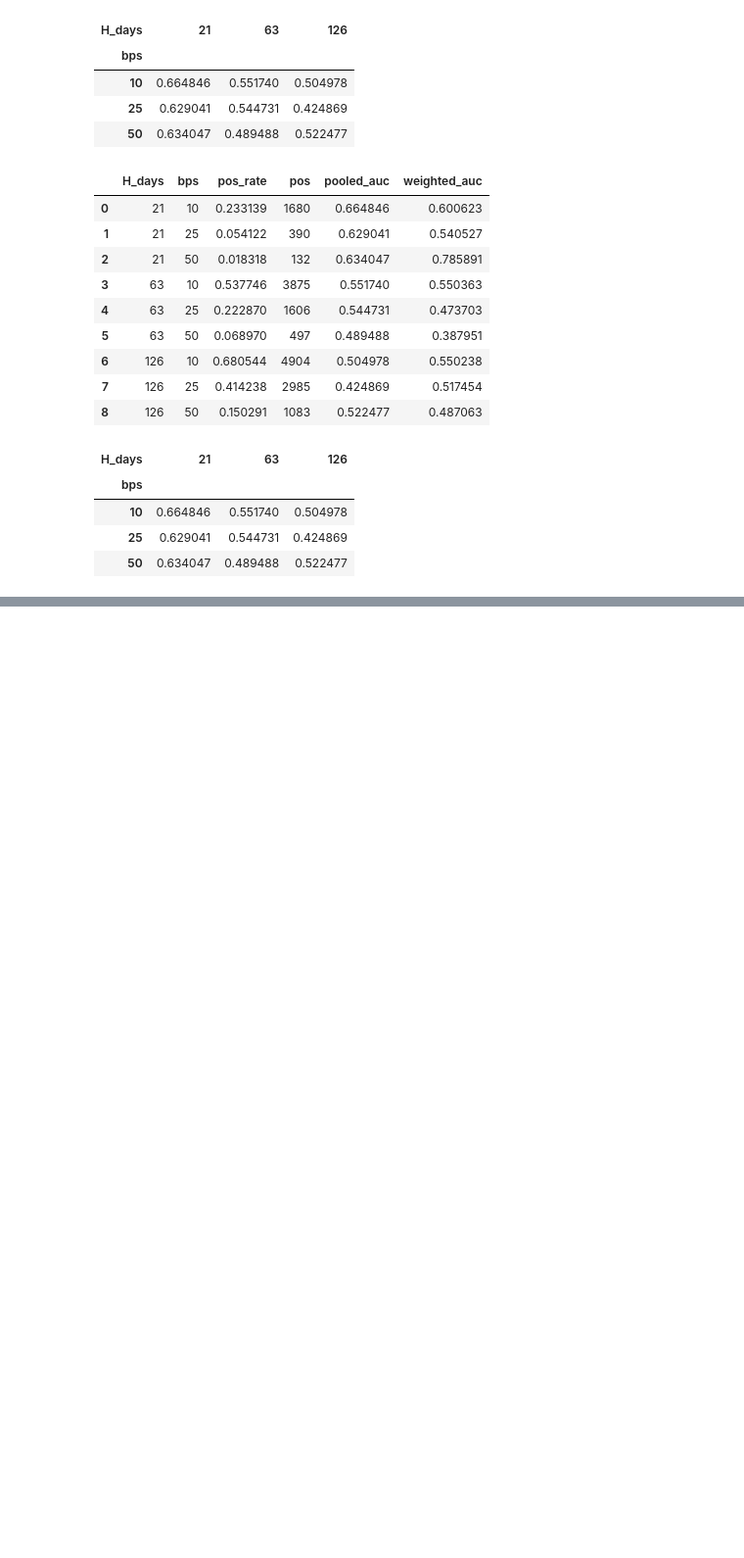
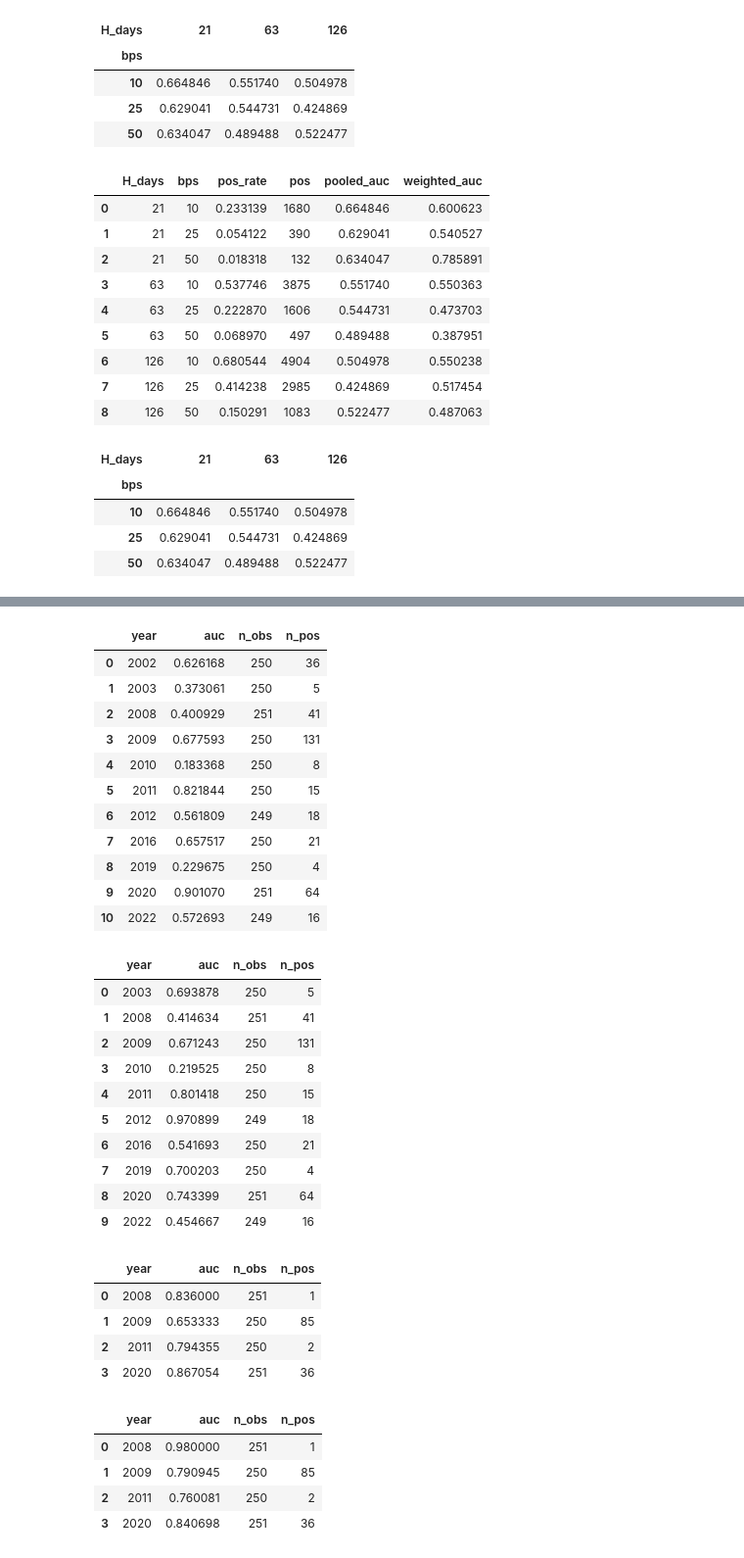
Before and after one commit to WickedoneC/credit_spread_regime, a Jupyter notebook: notebooks/01_eda_spread_regimes.ipynb, the cells around one changed output, grey strips where cells are left out. Shown: that part at 98% size. Drawn from its saved outputs; the diff is of its cells as text; code cells hidden in the pictures; blank space fills up the shorter version.

```diff
--- a/notebooks/01_eda_spread_regimes.ipynb
+++ b/notebooks/01_eda_spread_regimes.ipynb
@@ -1221,0 +1315,40 @@ heat
+# %%
+display(details[("widen_25bps_21d", "baseline")])
+display(details[("widen_25bps_21d", "regime")])
+
+display(details[("widen_50bps_21d", "baseline")])
+display(details[("widen_50bps_21d", "regime")])
+# %% [output]
+|  | year | auc | n_obs | n_pos |
+| 0 | 2002 | 0.626168 | 250 | 36 |
+| 1 | 2003 | 0.373061 | 250 | 5 |
+| 2 | 2008 | 0.400929 | 251 | 41 |
+| 3 | 2009 | 0.677593 | 250 | 131 |
+| 4 | 2010 | 0.183368 | 250 | 8 |
+| 5 | 2011 | 0.821844 | 250 | 15 |
+| 6 | 2012 | 0.561809 | 249 | 18 |
+| 7 | 2016 | 0.657517 | 250 | 21 |
+| 8 | 2019 | 0.229675 | 250 | 4 |
+| 9 | 2020 | 0.901070 | 251 | 64 |
+| 10 | 2022 | 0.572693 | 249 | 16 |
+|  | year | auc | n_obs | n_pos |
+| 0 | 2003 | 0.693878 | 250 | 5 |
+| 1 | 2008 | 0.414634 | 251 | 41 |
+| 2 | 2009 | 0.671243 | 250 | 131 |
+| 3 | 2010 | 0.219525 | 250 | 8 |
+| 4 | 2011 | 0.801418 | 250 | 15 |
+| 5 | 2012 | 0.970899 | 249 | 18 |
+| 6 | 2016 | 0.541693 | 250 | 21 |
+| 7 | 2019 | 0.700203 | 250 | 4 |
+| 8 | 2020 | 0.743399 | 251 | 64 |
+| 9 | 2022 | 0.454667 | 249 | 16 |
+|  | year | auc | n_obs | n_pos |
+| 0 | 2008 | 0.836000 | 251 | 1 |
+| 1 | 2009 | 0.653333 | 250 | 85 |
+| 2 | 2011 | 0.794355 | 250 | 2 |
+| 3 | 2020 | 0.867054 | 251 | 36 |
+|  | year | auc | n_obs | n_pos |
+| 0 | 2008 | 0.980000 | 251 | 1 |
+| 1 | 2009 | 0.790945 | 250 | 85 |
+| 2 | 2011 | 0.760081 | 250 | 2 |
+| 3 | 2020 | 0.840698 | 251 | 36 |
```
Also changed, not shown: parts of 6 cells of this notebook, 2 other files.
